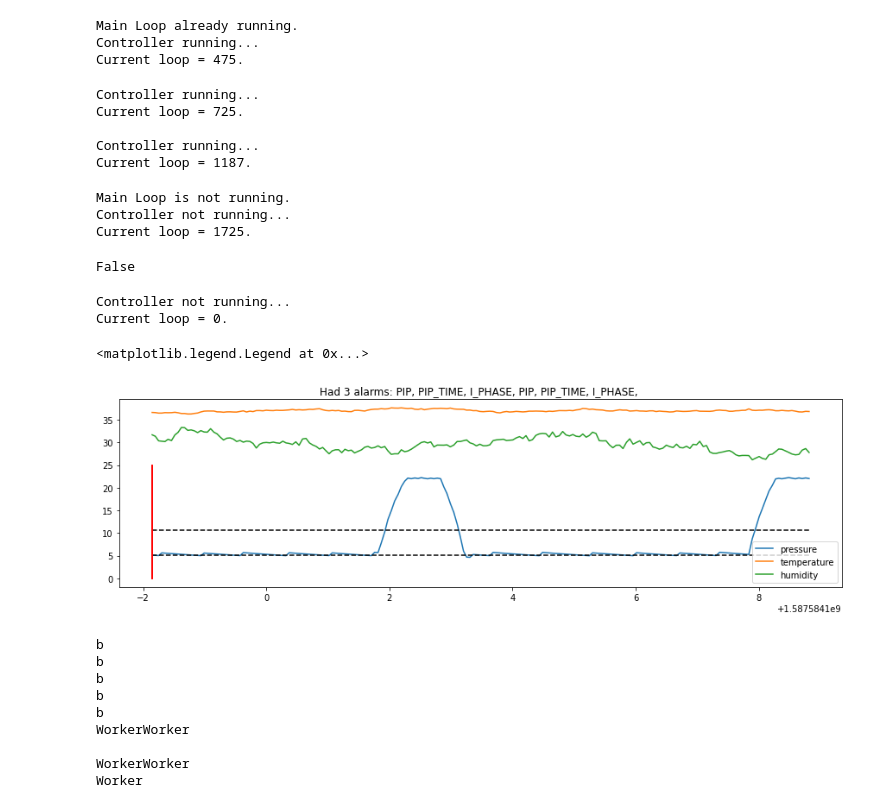
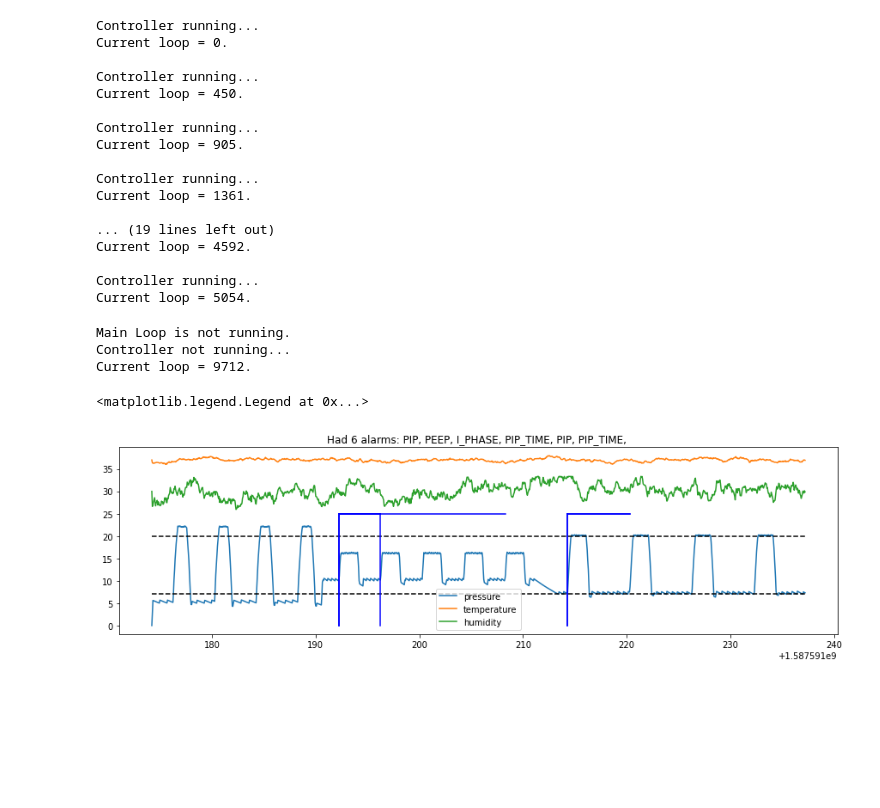
Before and after one commit to CohenLabPrinceton/pvp, a Jupyter notebook: sandbox/testPIDControllerClass.ipynb, the cells around one changed output. Drawn from its saved outputs; the diff is of its cells as text; code cells hidden in the pictures; blank space fills up the shorter version.

```diff
--- a/sandbox/testPIDControllerClass.ipynb
+++ b/sandbox/testPIDControllerClass.ipynb
@@ -30,16 +16,12 @@ Main Loop is not running.
-# %%
-Controller.start()
-Controller.heartbeat()
-# %% [output]
-Main Loop already running.
-Controller running...
-Current loop = 475.
 # %%
+Controller.start()
+
+
 #Record a minute of activity
 ls = []
 tt = []
 
-for t in np.arange(0, 10,0.05):
+for t in np.arange(0, 60,0.05):
 
     if t%5==0:  # ask for a heartbeat from thread every 5 seconds
         Controller.heartbeat()
@@ -48,6 +30,8 @@ for t in np.arange(0, 10,0.05):
         command = ControlSetting(name=ControlSettingName.PEEP, value=10, min_value=9, max_value=12, timestamp=time.time())
         Controller.set_control(command)
         command = ControlSetting(name=ControlSettingName.PIP, value=16, min_value=15, max_value=17, timestamp=time.time())
+        Controller.set_control(command)
+        command = ControlSetting(name=ControlSettingName.INSPIRATION_TIME_SEC, value=1.8, min_value=1.3, max_value=2.0, timestamp=time.time())
         Controller.set_control(command)
 
     if t>35:    #after 35 sec, set PEEP to 7, PIP to 20, and bpm to 10
@@ -65,81 +49,58 @@ for t in np.arange(0, 10,0.05):
     time.sleep(0.05)
 # %% [output]
 Controller running...
-Current loop = 725.
+Current loop = 0.
 
 Controller running...
-Current loop = 1187.
+Current loop = 450.
+
+Controller running...
+Current loop = 905.
+
+Controller running...
+Current loop = 1361.
+
+... (19 lines left out)
+Current loop = 4592.
+
+Controller running...
+Current loop = 5054.
 # %%
 Controller.stop()
 Controller.heartbeat()
 # %% [output]
 Main Loop is not running.
 Controller not running...
-Current loop = 1725.
+Current loop = 9712.
-# %%
-Controller.thread.isAlive()
-# %% [output]
-False
-# %%
-Controller.heartbeat()
-# %% [output]
-Controller not running...
-Current loop = 0.
 # %%
 pl.rcParams['figure.figsize'] = [15, 4]
 
-pip = Controller.PIP
-peep = Controller.PEEP
+pip = Controller.SET_PIP
+peep = Controller.SET_PEEP
 
 pl.plot(tt, [s.pressure for s in ls], label = 'pressure')
 pl.plot(tt, [s.temp for s in ls], label = "temperature")
 pl.plot(tt, [s.humidity/3 for s in ls], label = "humidity")
 pl.plot([np.min(tt), np.max(tt)], [pip, pip], 'k--')
 pl.plot([np.min(tt), np.max(tt)], [peep, peep], 'k--')
 
 active_alarms = Controller.get_active_alarms()
 logged_alarms = Controller.get_logged_alarms()
 
 for active_alarm_key in active_alarms.keys():
     alarm = active_alarms[active_alarm_key]
     pl.plot([alarm.alarm_start_time, alarm.alarm_start_time], [0,25], 'r-')
 
 for alarm in logged_alarms:
     pl.plot([alarm.alarm_start_time, alarm.alarm_start_time], [0,25], 'b-')
     pl.plot([alarm.alarm_start_time, alarm.alarm_end_time],  [25,25], 'b-')
 
 s = "Had " + str(len(Controller.get_alarms())) + " alarms: "
 for alarm in Controller.get_alarms():
     s = s + alarm.alarm_name + ", "
 
 pl.title(s)
 pl.legend()
 # %% [output]
 <matplotlib.legend.Legend at 0x...>
-[figure, old version]
+[figure, new version]
-# %%
-import threading
-import time
-
-def worker():
-    """thread worker function"""
-    time.sleep(1)
-    print('Worker')
-    return
-
-threads = []
-for i in range(5):
-    t = threading.Thread(target=worker, daemon=True)
-    print('b')
-    threads.append(t)
-    t.start()
-# %% [output]
-b
-b
-b
-b
-b
-WorkerWorker
-
-WorkerWorker
-Worker
```
Also changed, not shown: parts of 2 cells of this notebook.
